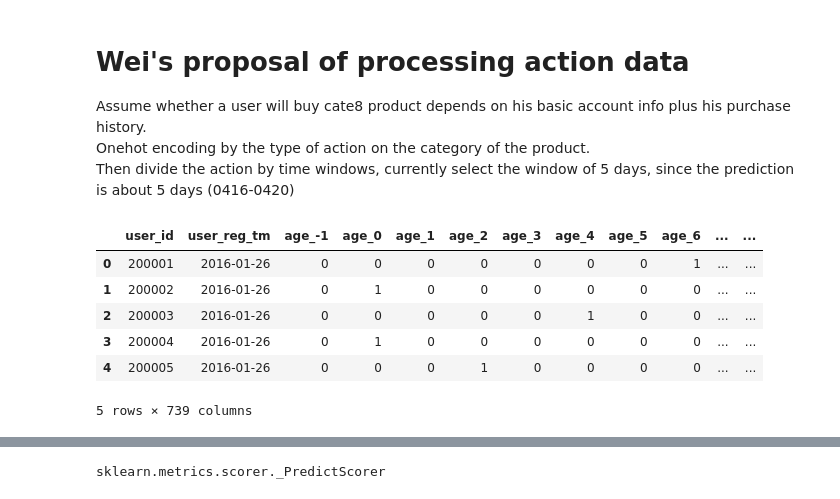
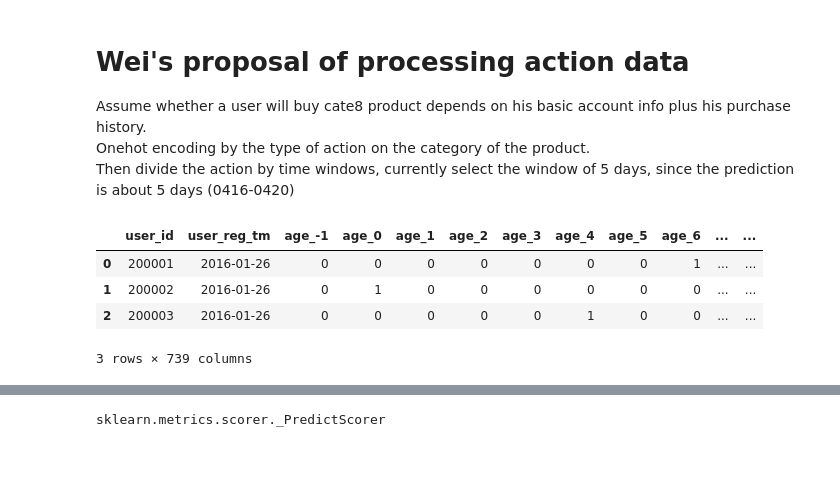
Before and after one commit to 4everer/GZY_JData, a Jupyter notebook: dataETL.ipynb, the cells around one changed output, grey strips where cells are left out. Saved outputs shown, nothing was run; the diff lists cells and outputs as text; code cells hidden in the pictures; blank space fills up the shorter version.

```diff
--- a/dataETL.ipynb
+++ b/dataETL.ipynb
@@ -496,15 +496,13 @@ action2=None
 action3=None
 action_all=None
 # %%
-actionFeat_by_window.head()
+actionFeat_by_window.head(3)
 # %% [output]
 |  | user_id | user_reg_tm | age_-1 | age_0 | age_1 | age_2 | age_3 | age_4 | age_5 | age_6 | ... | ... |
 | 0 | 200001 | 2016-01-26 | 0 | 0 | 0 | 0 | 0 | 0 | 0 | 1 | ... | ... |
 | 1 | 200002 | 2016-01-26 | 0 | 1 | 0 | 0 | 0 | 0 | 0 | 0 | ... | ... |
 | 2 | 200003 | 2016-01-26 | 0 | 0 | 0 | 0 | 0 | 1 | 0 | 0 | ... | ... |
-| 3 | 200004 | 2016-01-26 | 0 | 1 | 0 | 0 | 0 | 0 | 0 | 0 | ... | ... |
-| 4 | 200005 | 2016-01-26 | 0 | 0 | 0 | 1 | 0 | 0 | 0 | 0 | ... | ... |
-5 rows × 739 columns
+3 rows × 739 columns
 # %%
 # split train, test set (70%, 30%), to get a sense how accurate the prediction of whether to purchase cate8 will be
 from sklearn.model_selection import train_test_split
```
Also changed, not shown: parts of 28 cells of this notebook, 1 other file.
